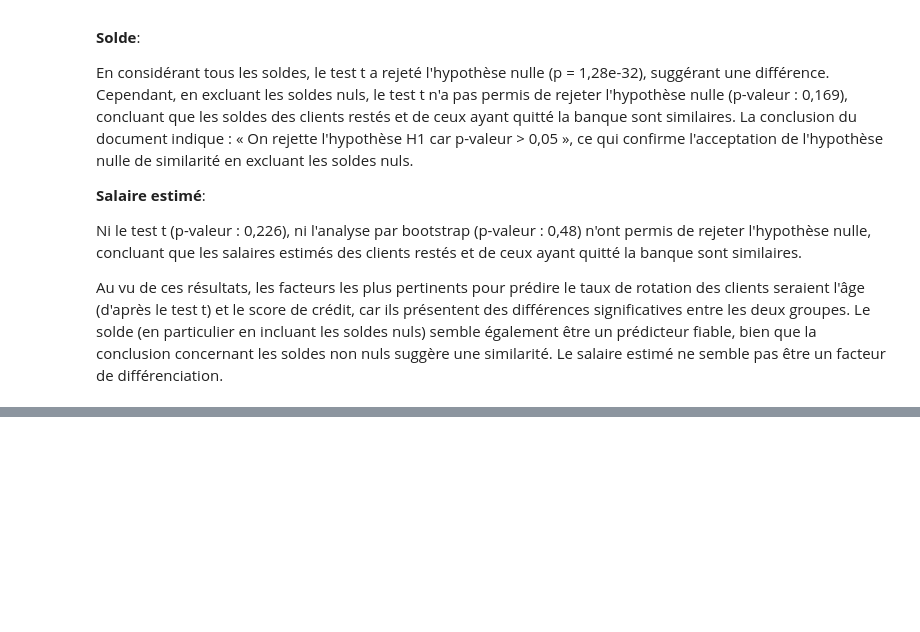
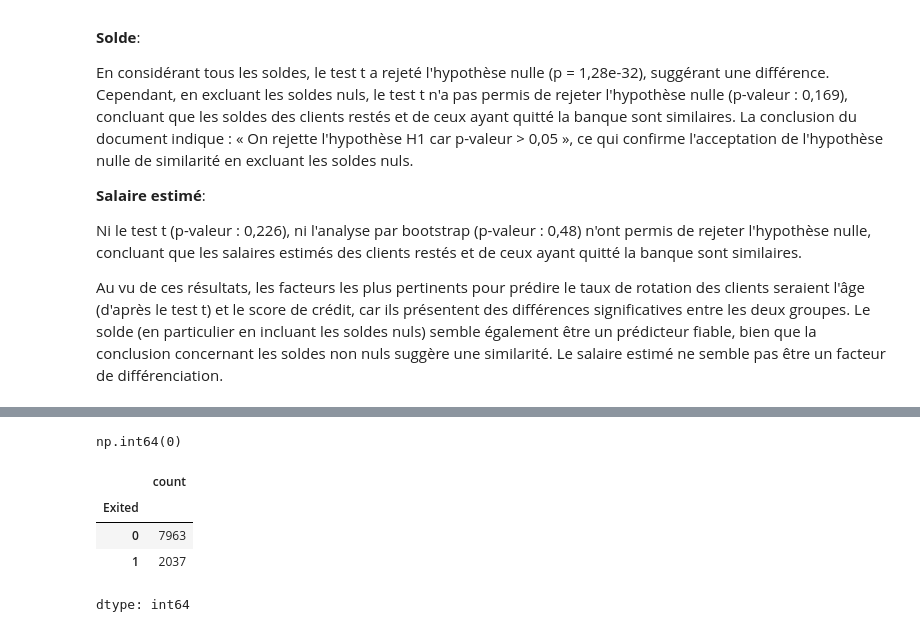
Before and after one commit to CyriacAssan79/DI-Bootcamp, a Jupyter notebook: Week4/day4/DailyChallenge/DailyChallenge_StatforML.ipynb, the cells around one changed output, grey strips where cells are left out. Drawn from its saved outputs; the diff is of its cells as text; code cells hidden in the pictures; blank space fills up the shorter version.

```diff
--- a/Week4/day4/DailyChallenge/DailyChallenge_StatforML.ipynb
+++ b/Week4/day4/DailyChallenge/DailyChallenge_StatforML.ipynb
@@ -313,0 +334,6 @@ Au vu de ces résultats, les facteurs les plus pertinents pour prédire le taux
+# %%
+df = df.drop(['RowNumber', 'CustomerId', 'Surname'], axis=1)
+# %%
+df.duplicated().sum()
+# %% [output]
+np.int64(0)
@@ -313,0 +354,8 @@ Au vu de ces résultats, les facteurs les plus pertinents pour prédire le taux
+# %%
+df['Exited'].value_counts() #On va vérifier s'il y a un déséquilibre des classes
+# %% [output]
+|  | count |
+| Exited |  |
+| 0 | 7963 |
+| 1 | 2037 |
+dtype: int64
```
Also changed, not shown: parts of 17 cells of this notebook.
